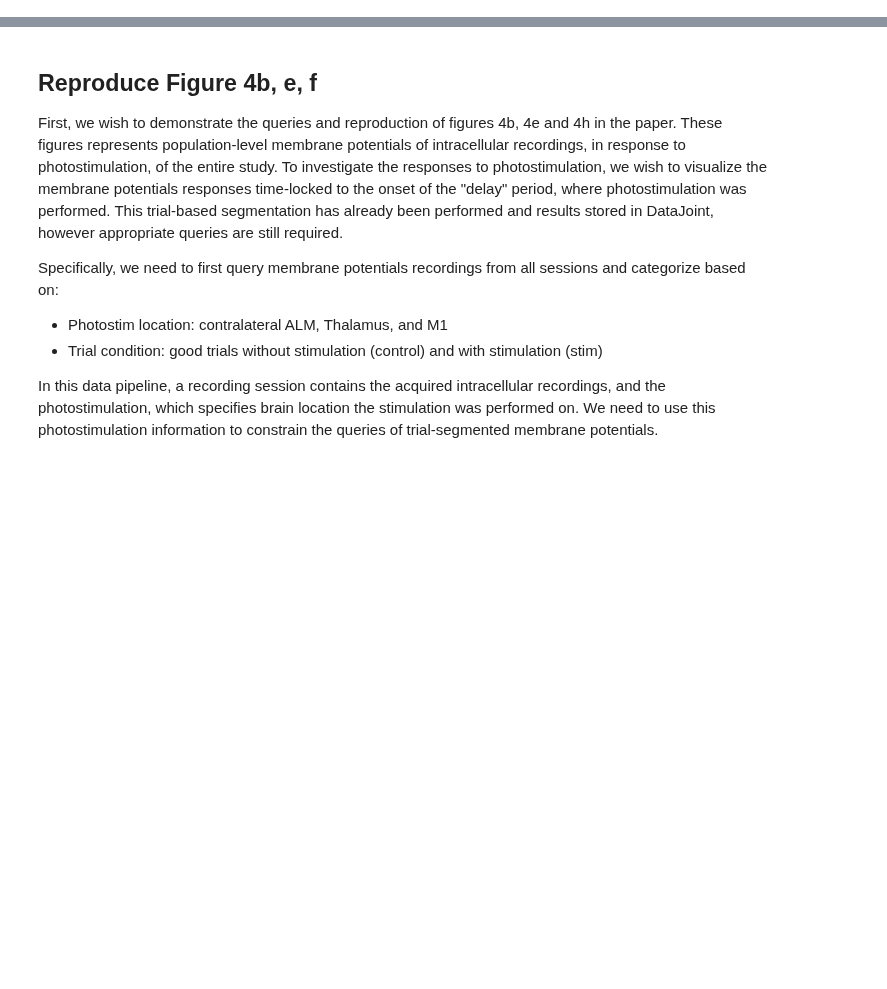
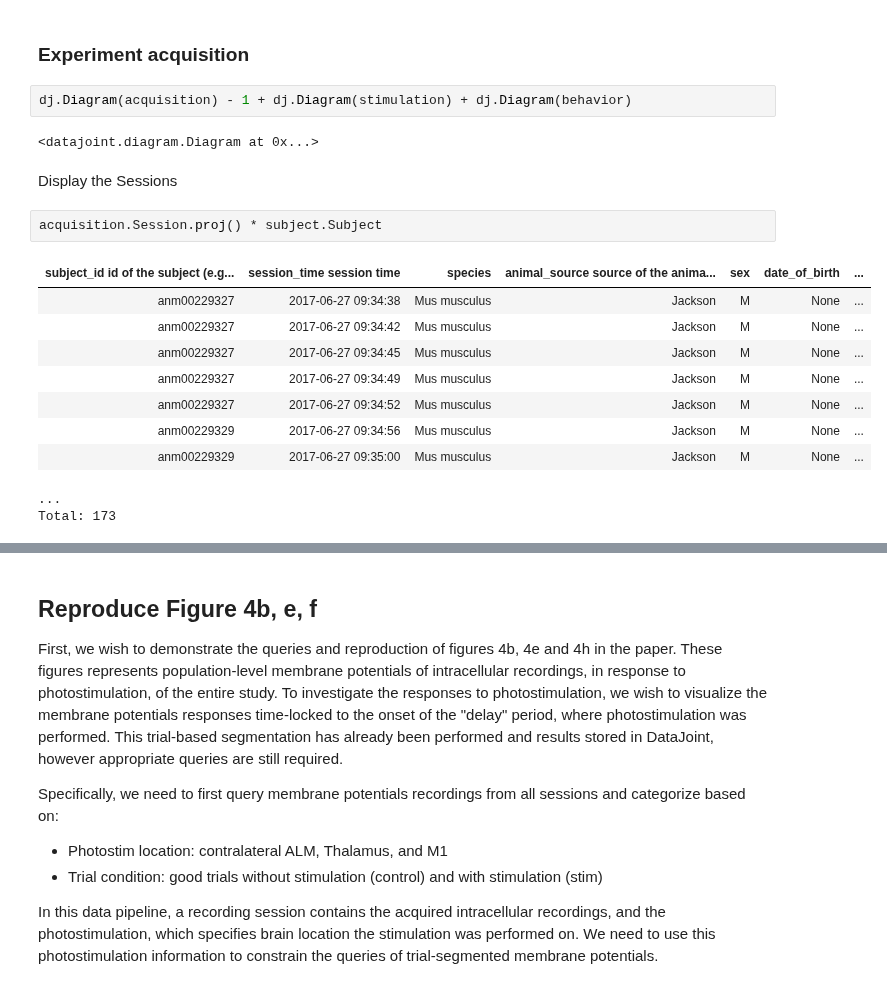
Before and after one commit to datajoint-company/DJ-NWB-Guo-Inagaki-2017, a Jupyter notebook: notebooks/guo-inagaki-2017_DataJoint_example.ipynb, the cells around one changed output, grey strips where cells are left out. Drawn from its saved outputs; the diff is of its cells as text; blank space fills up the shorter version.

```diff
--- a/notebooks/guo-inagaki-2017_DataJoint_example.ipynb
+++ b/notebooks/guo-inagaki-2017_DataJoint_example.ipynb
@@ -29,0 +60,21 @@ Connecting root@127.0.0.1:3306
+# %% [markdown]
+### Experiment acquisition
+# %%
+dj.Diagram(acquisition) - 1 + dj.Diagram(stimulation) + dj.Diagram(behavior)
+# %% [output]
+<datajoint.diagram.Diagram at 0x...>
+# %% [markdown]
+Display the Sessions
+# %%
+acquisition.Session.proj() * subject.Subject
+# %% [output]
+| subject_id id of the subject (e.g... | session_time session time | species | animal_source source of the anima... | sex | date_of_birth | ... |
+| anm00229327 | 2017-06-27 09:34:38 | Mus musculus | Jackson | M | None | ... |
+| anm00229327 | 2017-06-27 09:34:42 | Mus musculus | Jackson | M | None | ... |
+| anm00229327 | 2017-06-27 09:34:45 | Mus musculus | Jackson | M | None | ... |
+| anm00229327 | 2017-06-27 09:34:49 | Mus musculus | Jackson | M | None | ... |
+| anm00229327 | 2017-06-27 09:34:52 | Mus musculus | Jackson | M | None | ... |
+| anm00229329 | 2017-06-27 09:34:56 | Mus musculus | Jackson | M | None | ... |
+| anm00229329 | 2017-06-27 09:35:00 | Mus musculus | Jackson | M | None | ... |
+...
+Total: 173
```
Also changed, not shown: parts of 34 cells of this notebook, 2 other files.
